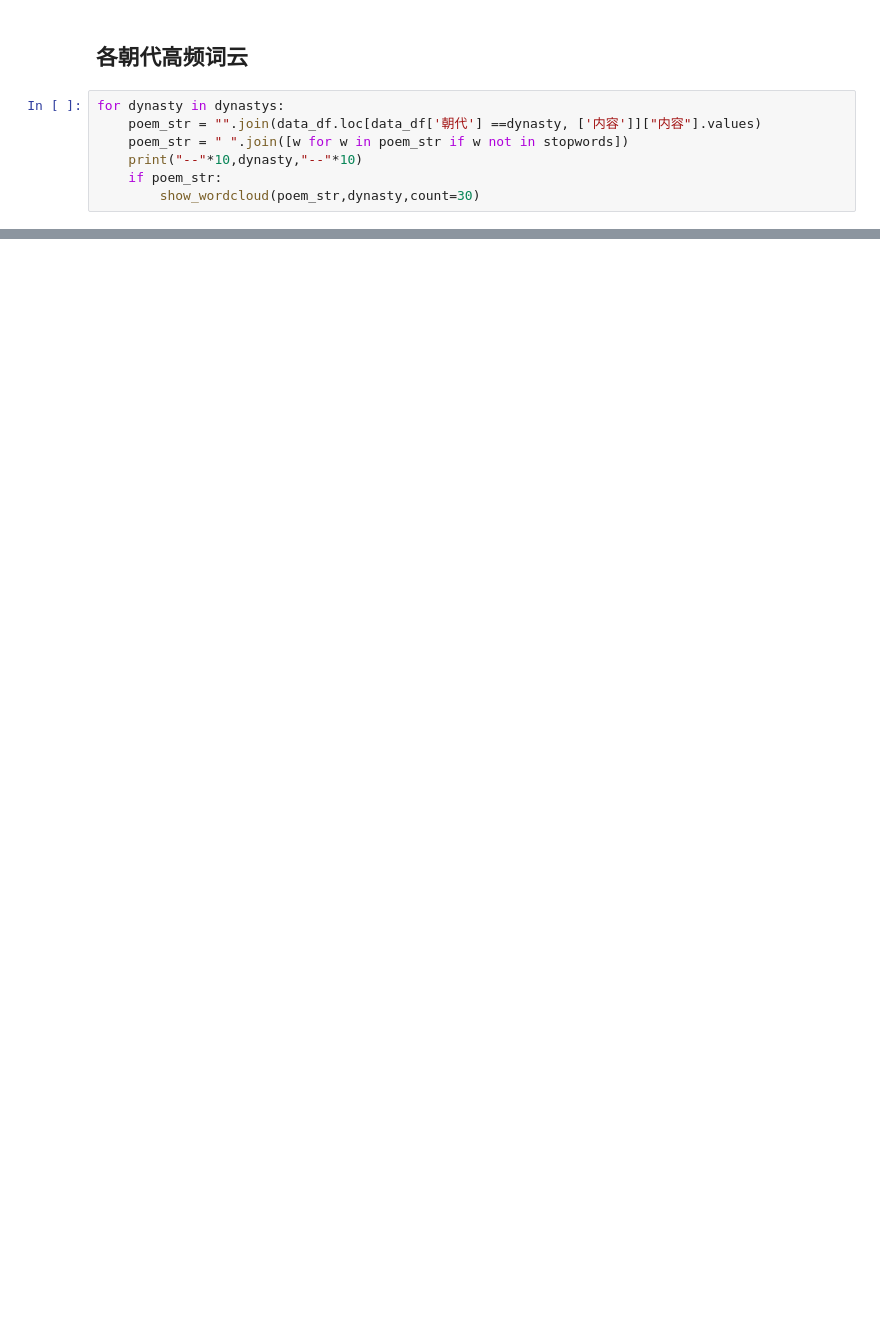
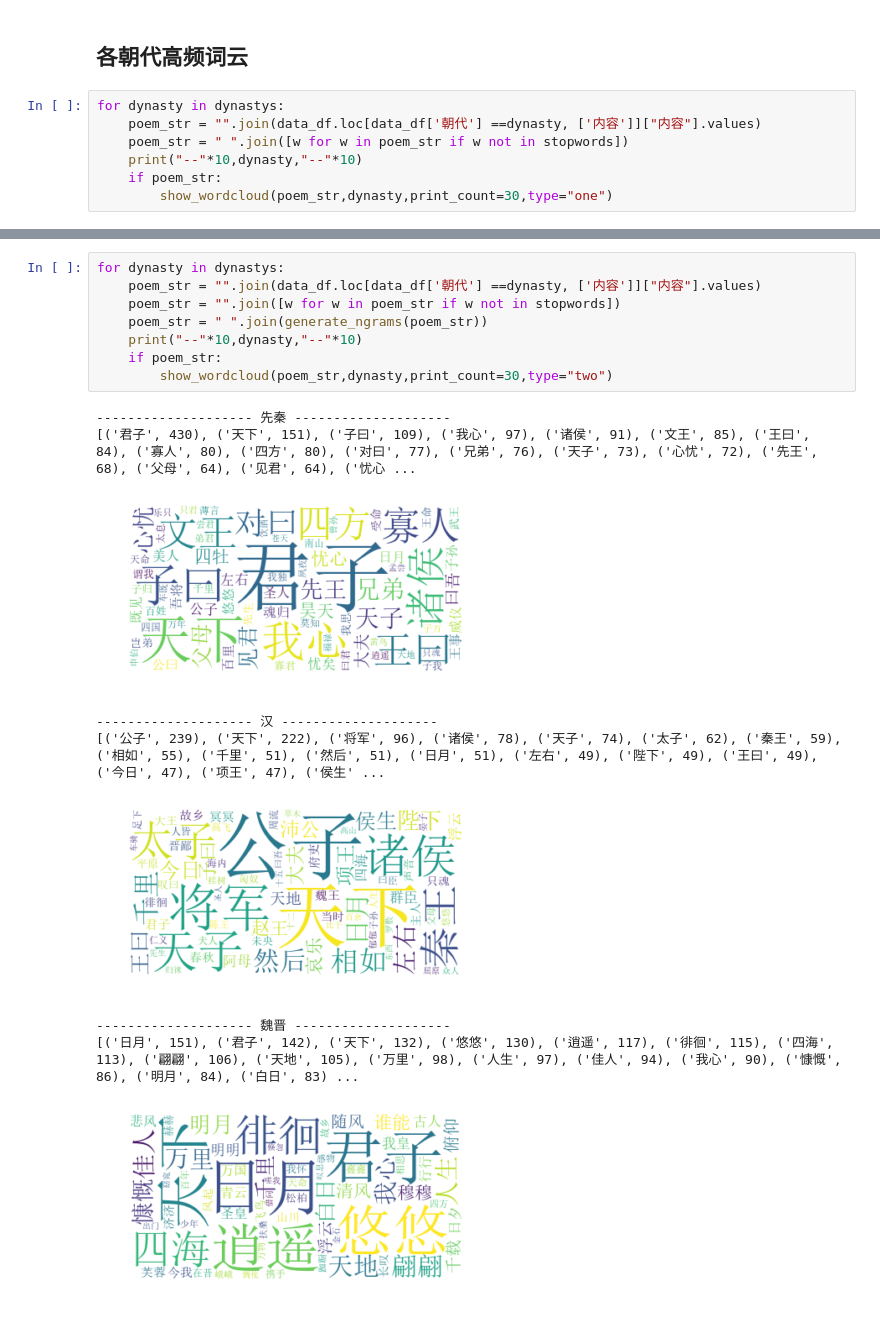
Before and after one commit to xujiachen/data-mining, a Jupyter notebook: word_frequency.ipynb, the cells around one changed output, grey strips where cells are left out. Saved outputs shown, nothing was run; the diff lists cells and outputs as text; blank space fills up the shorter version.

```diff
--- a/word_frequency.ipynb
+++ b/word_frequency.ipynb
@@ -125,7 +126,7 @@ for dynasty in dynastys:
     poem_str = " ".join([w for w in poem_str if w not in stopwords])
     print("--"*10,dynasty,"--"*10)
     if poem_str:
-        show_wordcloud(poem_str,dynasty,count=30)
+        show_wordcloud(poem_str,dynasty,print_count=30,type="one")
 # %% [output]
 -------------------- 先秦 --------------------
 [('子', 1682), ('我', 1477), ('人', 1301), ('曰', 1072), ('君', 1012), ('王', 981), ('天', 768), ('如', 709), ('矣', 682), ('心', 671), ('彼', 652), ('既', 605), ('言', 547), ('大', 539), ('尔', 528), ('维', 524), (' ...
@@ -148,0 +176,18 @@ for dynasty in dynastys:
+# %%
+for dynasty in dynastys:
+    poem_str = "".join(data_df.loc[data_df['朝代'] ==dynasty, ['内容']]["内容"].values)
+    poem_str = "".join([w for w in poem_str if w not in stopwords])
+    poem_str = " ".join(generate_ngrams(poem_str))
+    print("--"*10,dynasty,"--"*10)
+    if poem_str:
+        show_wordcloud(poem_str,dynasty,print_count=30,type="two")
+# %% [output]
+-------------------- 先秦 --------------------
+[('君子', 430), ('天下', 151), ('子曰', 109), ('我心', 97), ('诸侯', 91), ('文王', 85), ('王曰', 84), ('寡人', 80), ('四方', 80), ('对曰', 77), ('兄弟', 76), ('天子', 73), ('心忧', 72), ('先王', 68), ('父母', 64), ('见君', 64), ('忧心 ...
+[figure, added]
+-------------------- 汉 --------------------
+[('公子', 239), ('天下', 222), ('将军', 96), ('诸侯', 78), ('天子', 74), ('太子', 62), ('秦王', 59), ('相如', 55), ('千里', 51), ('然后', 51), ('日月', 51), ('左右', 49), ('陛下', 49), ('王曰', 49), ('今日', 47), ('项王', 47), ('侯生' ...
+[figure, added]
+-------------------- 魏晋 --------------------
+[('日月', 151), ('君子', 142), ('天下', 132), ('悠悠', 130), ('逍遥', 117), ('徘徊', 115), ('四海', 113), ('翩翩', 106), ('天地', 105), ('万里', 98), ('人生', 97), ('佳人', 94), ('我心', 90), ('慷慨', 86), ('明月', 84), ('白日', 83) ...
+[figure, added]
```
Also changed, not shown: parts of 18 cells of this notebook, 12 other files.
